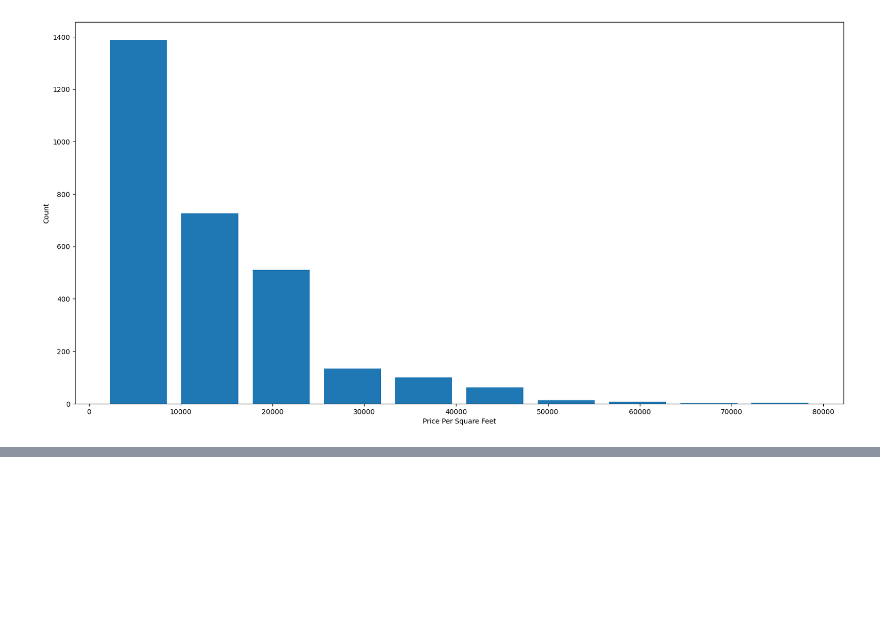
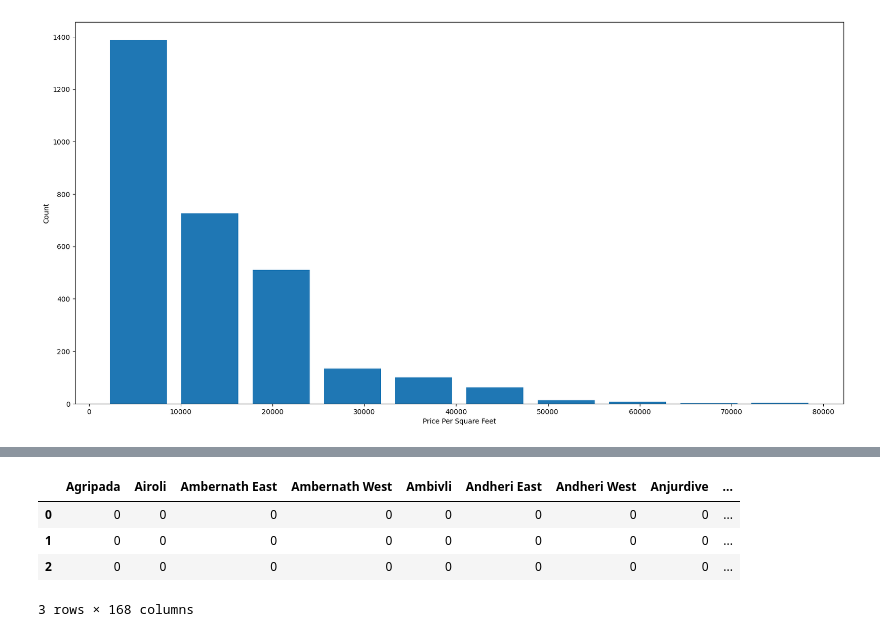
Before and after one commit to Sipher2003/Mumbai-House-Priceprediction-using-ML, a Jupyter notebook: Notebook/hpp.ipynb, the cells around one changed output, grey strips where cells are left out. Cells and saved outputs as stored; diff of their text form; code cells hidden in the pictures; blank space fills up the shorter version.

```diff
--- a/Notebook/hpp.ipynb
+++ b/Notebook/hpp.ipynb
@@ -372,0 +392,9 @@ hugehousedf
+# %%
+dummies=pd.get_dummies(df7.Location)
+dummies.head(3)
+# %% [output]
+|  | Agripada | Airoli | Ambernath East | Ambernath West | Ambivli | Andheri East | Andheri West | Anjurdive | ... |
+| 0 | 0 | 0 | 0 | 0 | 0 | 0 | 0 | 0 | ... |
+| 1 | 0 | 0 | 0 | 0 | 0 | 0 | 0 | 0 | ... |
+| 2 | 0 | 0 | 0 | 0 | 0 | 0 | 0 | 0 | ... |
+3 rows × 168 columns
```
Also changed, not shown: parts of 25 cells of this notebook, 1 other file.
